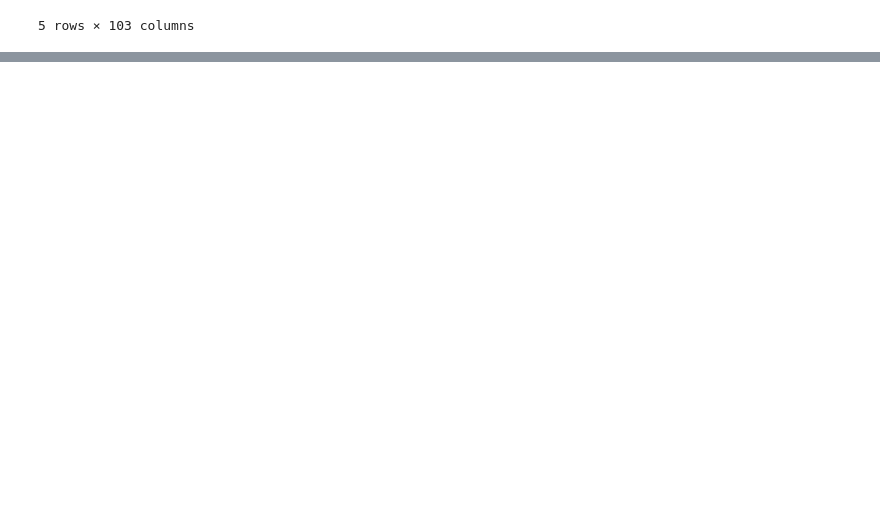
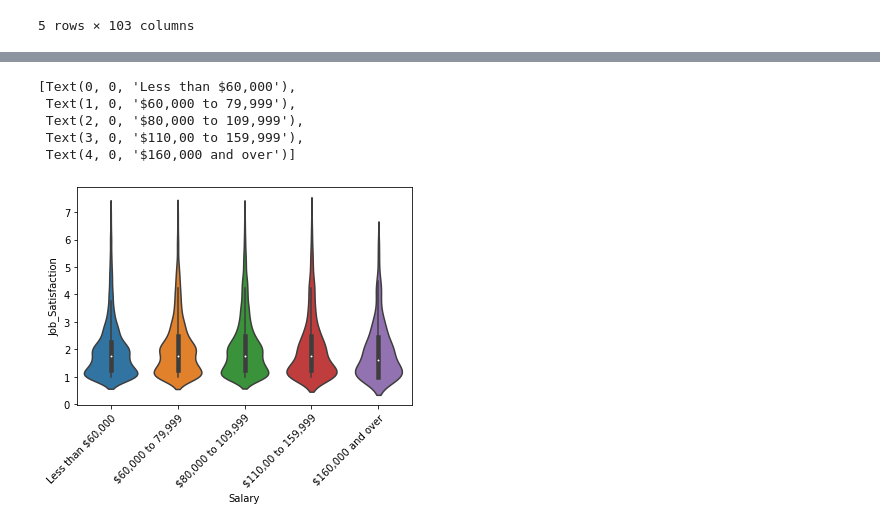
Before and after one commit to alex-cplee/WA-Public-Service-Perception-2015, a Jupyter notebook: SurveyData.ipynb, the cells around one changed output, grey strips where cells are left out. Saved outputs shown, nothing was run; the diff lists cells and outputs as text; code cells hidden in the pictures; blank space fills up the shorter version.

```diff
--- a/SurveyData.ipynb
+++ b/SurveyData.ipynb
@@ -2717,0 +831,5 @@ plt.tight_layout()
+# %%
+Job_Satisfy = %sql select ID, D1, D3, D8, AgencySize, (A2a+A2b+A2c+A2d)/4 as Job_Opportunity, A2a,A2b,A2c,A2d from `survey-data` having not (A2a = '') and not (A2b = '') and not (A2c = '') and not (A2d = '') and not (D1='None') and not (D3='') and not (D8='') and not (A2a=8) and not (A2b=8) and not (A2c=8) and not (A2d=8)
+Job_Satisfy = pd.DataFrame(Job_Satisfy, columns=['ID','Gender', 'Qualification', 'Salary', 'AgencySize', 'Job_Satisfaction', 'A2a','A2b','A2c','A2d'])
+Job_Satisfy = Job_Satisfy.iloc[Job_Satisfy['Salary'].map(salary_key['Value']).sort_values().index]
+Job_Satisfy.head()
@@ -2717,0 +868,13 @@ plt.tight_layout()
+# %%
+fig, ax5 = plt.subplots()
+
+sns.violinplot(x="Salary", y="Job_Satisfaction", data=Job_Satisfy[['Salary','Job_Satisfaction']])
+
+ax5.set_xticklabels(labels, rotation = 45, rotation_mode='anchor', ha = 'right')
+# %% [output]
+[Text(0, 0, 'Less than $60,000'),
+ Text(1, 0, '$60,000 to 79,999'),
+ Text(2, 0, '$80,000 to 109,999'),
+ Text(3, 0, '$110,00 to 159,999'),
+ Text(4, 0, '$160,000 and over')]
+[figure, added]
```
Also changed, not shown: parts of 360 cells of this notebook.
